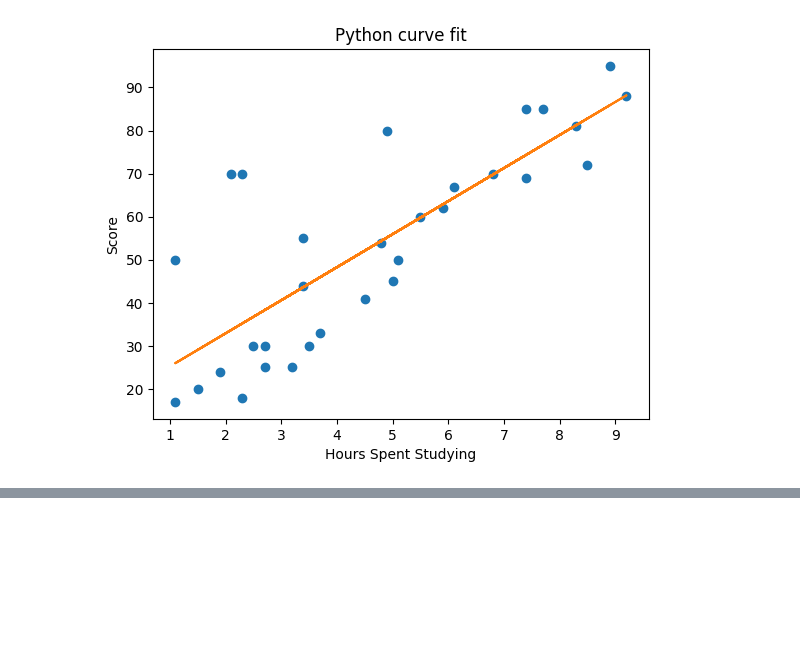
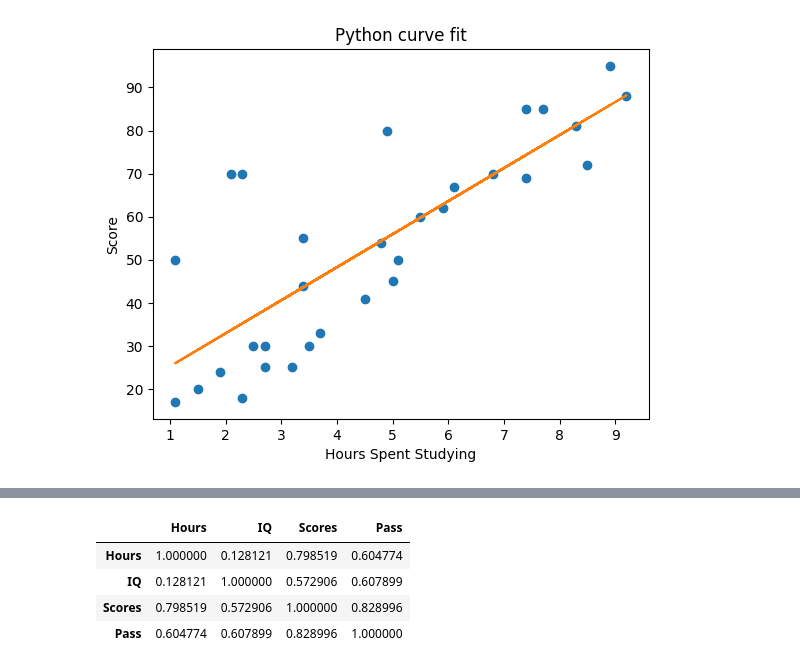
Before and after one commit to deninjo/Student-Score-Data, a Jupyter notebook: Studentscore.ipynb, the cells around one changed output, grey strips where cells are left out. Cells and saved outputs as stored; diff of their text form; code cells hidden in the pictures; blank space fills up the shorter version.

```diff
--- a/Studentscore.ipynb
+++ b/Studentscore.ipynb
@@ -88,0 +115,9 @@ plt.show()
+# %%
+corr = data.corr()
+corr
+# %% [output]
+|  | Hours | IQ | Scores | Pass |
+| Hours | 1.000000 | 0.128121 | 0.798519 | 0.604774 |
+| IQ | 0.128121 | 1.000000 | 0.572906 | 0.607899 |
+| Scores | 0.798519 | 0.572906 | 1.000000 | 0.828996 |
+| Pass | 0.604774 | 0.607899 | 0.828996 | 1.000000 |
```
Also changed, not shown: parts of 12 cells of this notebook.
